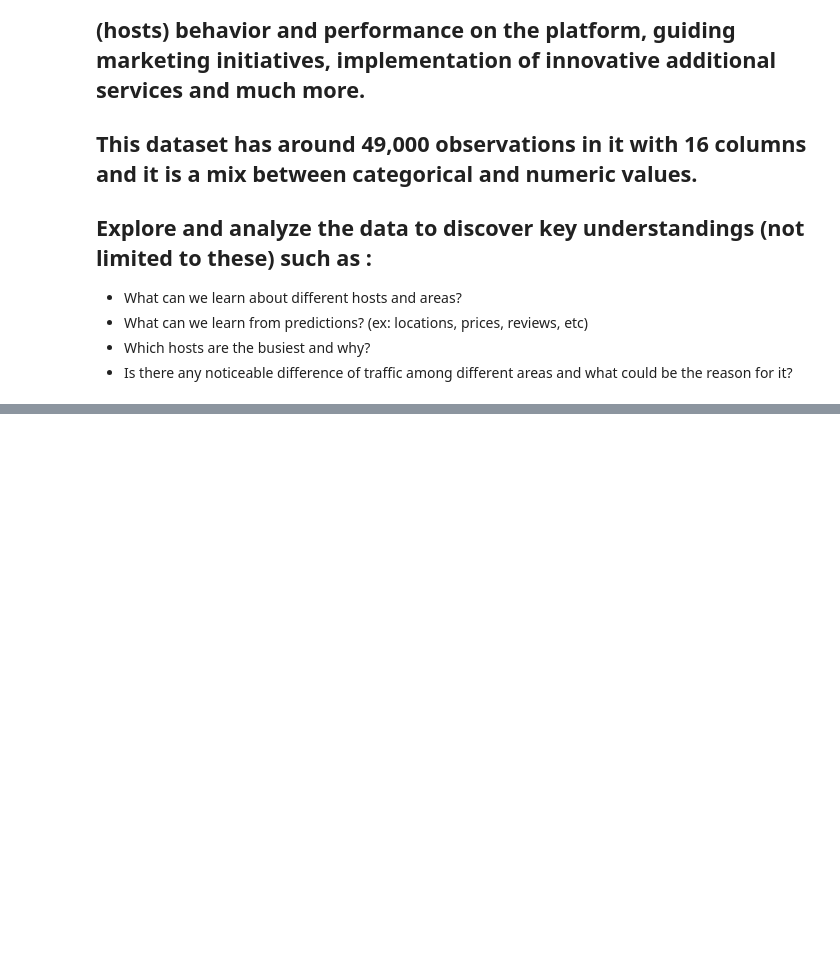
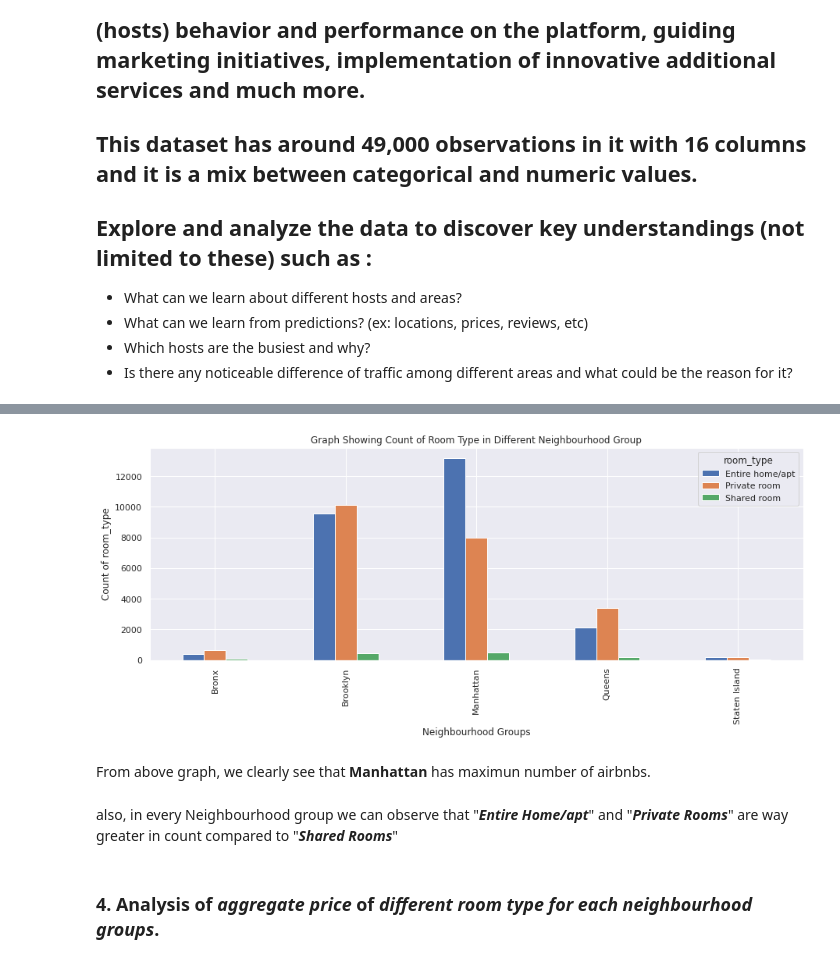
Before and after one commit to khannana/airbnb_EDA_project_1, a Jupyter notebook: Copy_of_Airbnb_Bookings_Analysis_Capstone_Project.ipynb, the cells around one changed output, grey strips where cells are left out. Saved outputs shown, nothing was run; the diff lists cells and outputs as text; code cells hidden in the pictures; blank space fills up the shorter version.

```diff
--- a/Copy_of_Airbnb_Bookings_Analysis_Capstone_Project.ipynb
+++ b/Copy_of_Airbnb_Bookings_Analysis_Capstone_Project.ipynb
@@ -457,0 +257,6 @@ airbnb_df = airbnb_df[airbnb_df["availability_365"] != 0]
+# %%
+# COUNT DISTRIBUTION OF DIFFERENT ROOM TYPES FOR DIFFERENT NEIGHBOURHOOD GROP.
+# this is wrong ...
+
+room_neigh_freq = pd.DataFrame(airbnb.groupby('neighbourhood_group')['room_type'].value_counts().unstack())
+room_neigh_freq
@@ -457,0 +271,16 @@ airbnb_df = airbnb_df[airbnb_df["availability_365"] != 0]
+# %%
+# SIMPLE BAR GRAPH FOR ABOVE DATAFRAME
+
+room_neigh_freq.plot(kind="bar", figsize=(15,5))
+plt.ylabel('Count of room_type')
+plt.xlabel('Neighbourhood Groups')
+plt.title('Graph Showing Count of Room Type in Different Neighbourhood Group')
+plt.show()
+# %% [output]
+[figure, added]
+# %% [markdown]
+From above graph, we clearly see that **Manhattan** has maximun number of airbnbs.
+# %% [markdown]
+also, in every Neighbourhood group we can observe that "***Entire Home/apt***" and "***Private Rooms***" are way greater in count compared to "***Shared Rooms***"
+# %% [markdown]
+### 4. Analysis of ***aggregate price*** of ***different room type for each neighbourhood groups***.
```
Also changed, not shown: parts of 143 cells of this notebook.
